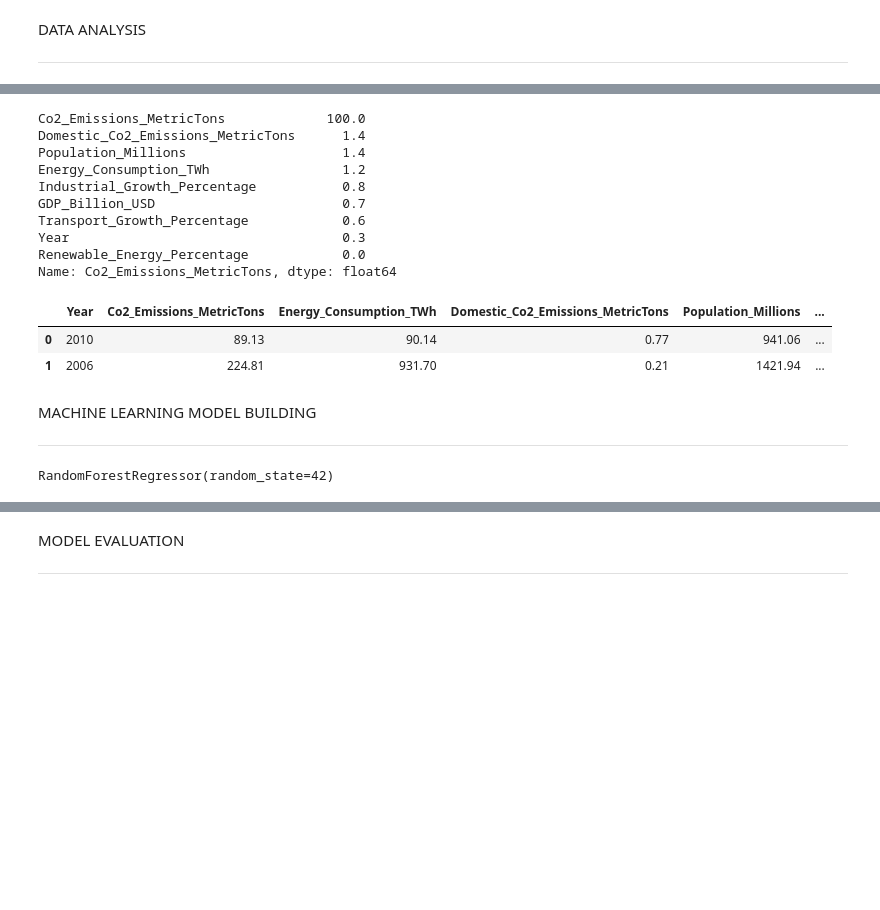
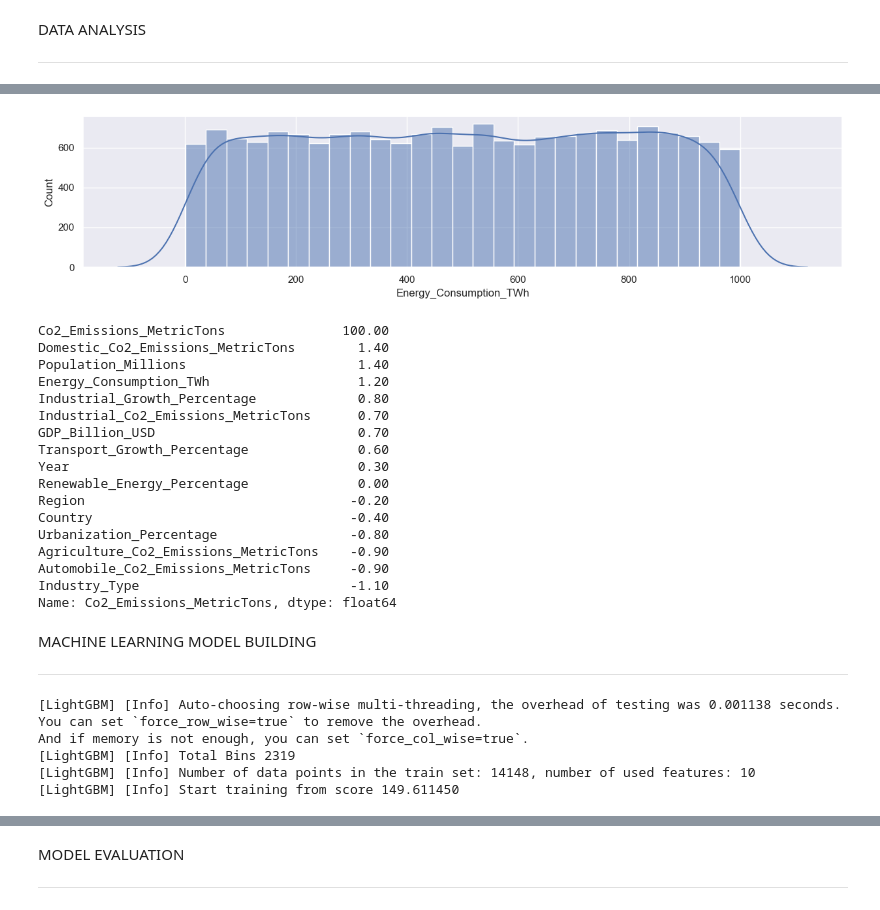
Before and after one commit to JCaesarLG/ML-Projects, a Jupyter notebook: Co2_Emissions_Regression.ipynb, the cells around one changed output, grey strips where cells are left out. Drawn from its saved outputs; the diff is of its cells as text; code cells hidden in the pictures; blank space fills up the shorter version.

Commit message:
Finished - Test Accuracy Viable ( Probable Overfitting )

```diff
--- a/Co2_Emissions_Regression.ipynb
+++ b/Co2_Emissions_Regression.ipynb
@@ -110,42 +94,49 @@ co2.head(5)
+# %%
+plot_style(co2, x='Energy_Consumption_TWh', style='hist')
+# %% [output]
+[figure, added]
 # %%
-corr = co2.corr()
-
+corr = co2_cop.corr()
 print(corr['Co2_Emissions_MetricTons'].sort_values(ascending=False).round(3)*100)
 # %% [output]
-Co2_Emissions_MetricTons             100.0
-Domestic_Co2_Emissions_MetricTons      1.4
-Population_Millions                    1.4
-Energy_Consumption_TWh                 1.2
-Industrial_Growth_Percentage           0.8
-GDP_Billion_USD                        0.7
-Transport_Growth_Percentage            0.6
-Year                                   0.3
-Renewable_Energy_Percentage            0.0
+Co2_Emissions_MetricTons               100.00
+Domestic_Co2_Emissions_MetricTons        1.40
+Population_Millions                      1.40
+Energy_Consumption_TWh                   1.20
+Industrial_Growth_Percentage             0.80
+Industrial_Co2_Emissions_MetricTons      0.70
+GDP_Billion_USD                          0.70
+Transport_Growth_Percentage              0.60
+Year                                     0.30
+Renewable_Energy_Percentage              0.00
+Region                                  -0.20
+Country                                 -0.40
+Urbanization_Percentage                 -0.80
+Agriculture_Co2_Emissions_MetricTons    -0.90
+Automobile_Co2_Emissions_MetricTons     -0.90
+Industry_Type                           -1.10
 Name: Co2_Emissions_MetricTons, dtype: float64
-# %%
-col_to_drop = [0,1,2,6,7,8,12]
-
-co2 = co2.drop(co2.columns[col_to_drop], axis=1)
-co2.head(2)
-# %% [output]
-|  | Year | Co2_Emissions_MetricTons | Energy_Consumption_TWh | Domestic_Co2_Emissions_MetricTons | Population_Millions | ... |
-| 0 | 2010 | 89.13 | 90.14 | 0.77 | 941.06 | ... |
-| 1 | 2006 | 224.81 | 931.70 | 0.21 | 1421.94 | ... |
 # %% [markdown]
 MACHINE LEARNING MODEL BUILDING
 
 ---
-# %%
-X = pd.concat([co2.iloc[:,0], co2.iloc[:,2:]], axis=1)
-y = co2.iloc[:,1]
-
-X_train, X_test, y_train, y_test = train_test_split(X, y, test_size=0.25, random_state=42)
-sc = StandardScaler()
-sc.fit(X_train)
-X_train = sc.fit_transform(X_train)
-X_test = sc.fit_transform(X_test)
-
-rg = RandomForestRegressor(n_estimators=100, random_state=42)
-rg.fit(X_train, y_train)
-# %% [output]
-RandomForestRegressor(random_state=42)
+# %%
+X = co2_cop.drop(columns=['Region', 'Country', 'Urbanization_Percentage', \
+                          'Agriculture_Co2_Emissions_MetricTons', 'Automobile_Co2_Emissions_MetricTons', \
+                            'Industry_Type'], axis=1)
+y = co2_cop.iloc[:,4]
+
+sc=StandardScaler()
+sc.fit(X)
+X = sc.transform(X)
+
+X_train, X_test, y_train, y_test = train_test_split(X, y, test_size=0.2, random_state=42)
+reg = LazyRegressor(verbose=0, ignore_warnings=True, custom_metric=None)
+models, predictions = reg.fit(X_train, X_test, y_train, y_test)
+# %% [output]
+[LightGBM] [Info] Auto-choosing row-wise multi-threading, the overhead of testing was 0.001138 seconds.
+You can set `force_row_wise=true` to remove the overhead.
+And if memory is not enough, you can set `force_col_wise=true`.
+[LightGBM] [Info] Total Bins 2319
+[LightGBM] [Info] Number of data points in the train set: 14148, number of used features: 10
+[LightGBM] [Info] Start training from score 149.611450
```
Also changed, not shown: parts of 19 cells of this notebook.
